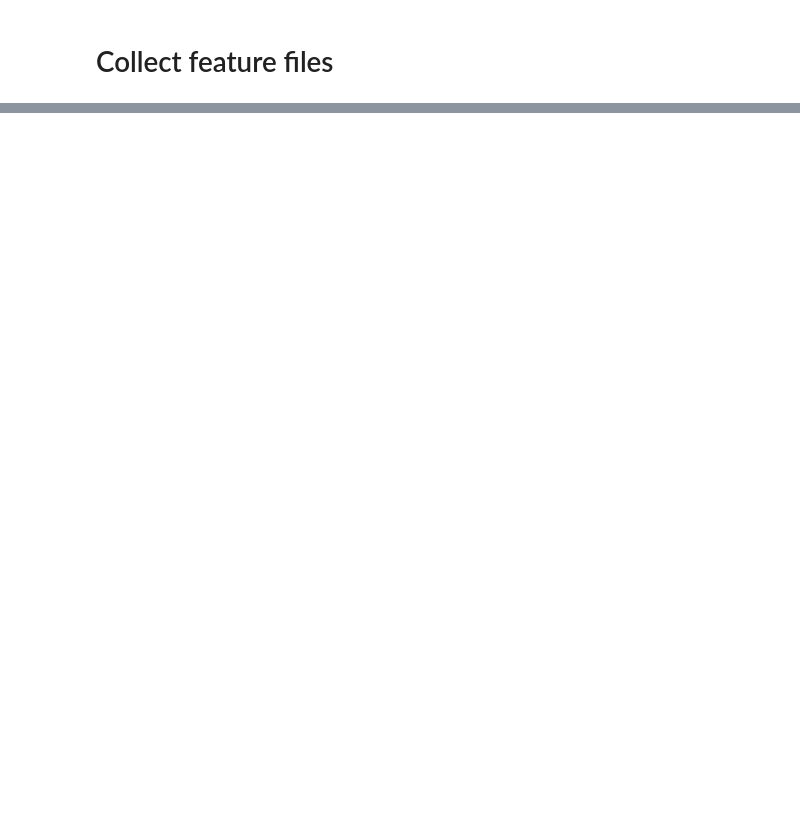
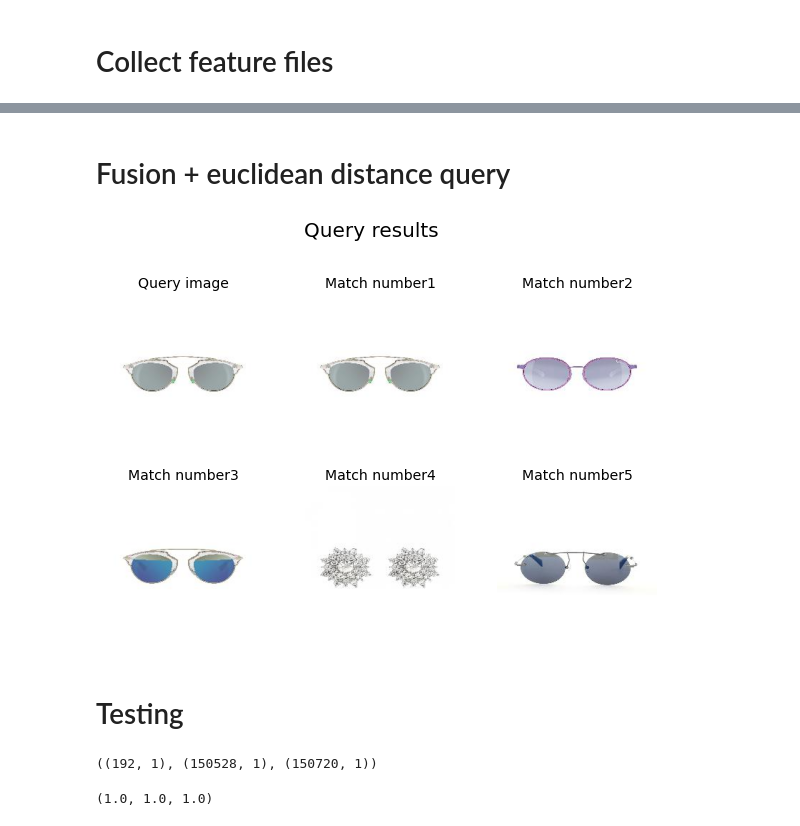
Before and after one commit to anamarine/IREI_CBIR, a Jupyter notebook: draft1.ipynb, the cells around one changed output, grey strips where cells are left out. Saved outputs shown, nothing was run; the diff lists cells and outputs as text; code cells hidden in the pictures; blank space fills up the shorter version.

```diff
--- a/draft1.ipynb
+++ b/draft1.ipynb
@@ -139,0 +201,16 @@ def CollectFusionFeatures():
+# %% [markdown]
+# Fusion + euclidean distance query
+# %%
+ShowQueryResults(fusionFeatureVector)
+# %% [output]
+[figure, added]
+# %% [markdown]
+# Testing
+# %%
+h1 = ColorHistogram(im1)
+tgf1 = TextureGaborFilter(im1)
+fv1 = FusionFeaturesVector(im1)
+
+h1.shape, tgf1.shape, fv1.shape
+# %% [output]
+((192, 1), (150528, 1), (150720, 1))
@@ -140,3 +226,10 @@ def CollectFusionFeatures():
+# %%
+comp11=cv2.compareHist(histogram1,histogram1,0)
+comp12=cv2.compareHist(histogram1,histogram2,0)
+comp13=cv2.compareHist(histogram1,histogram3,0)
+comp11, comp12, comp13
+# %% [output]
+(1.0, 1.0, 1.0)
 # %%
 CollectHistFeatures()
 CollectTexFeatures()
```
Also changed, not shown: parts of 24 cells of this notebook, 2 other files.
